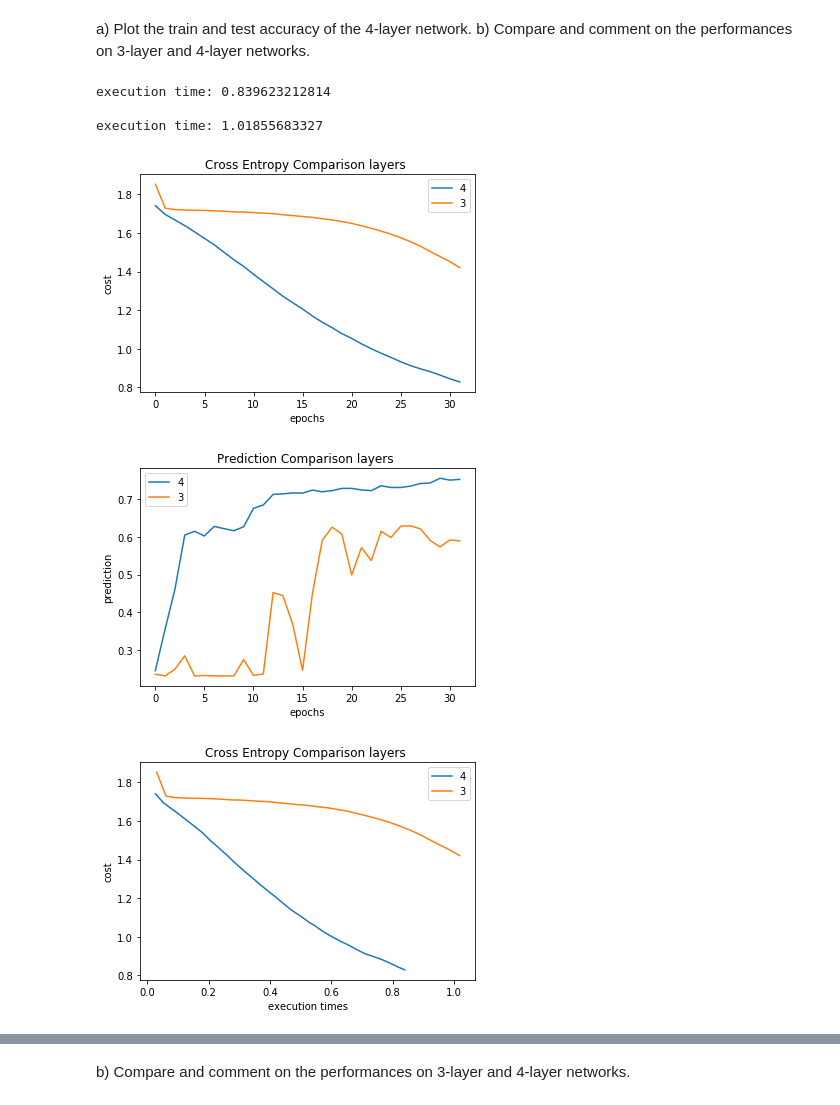
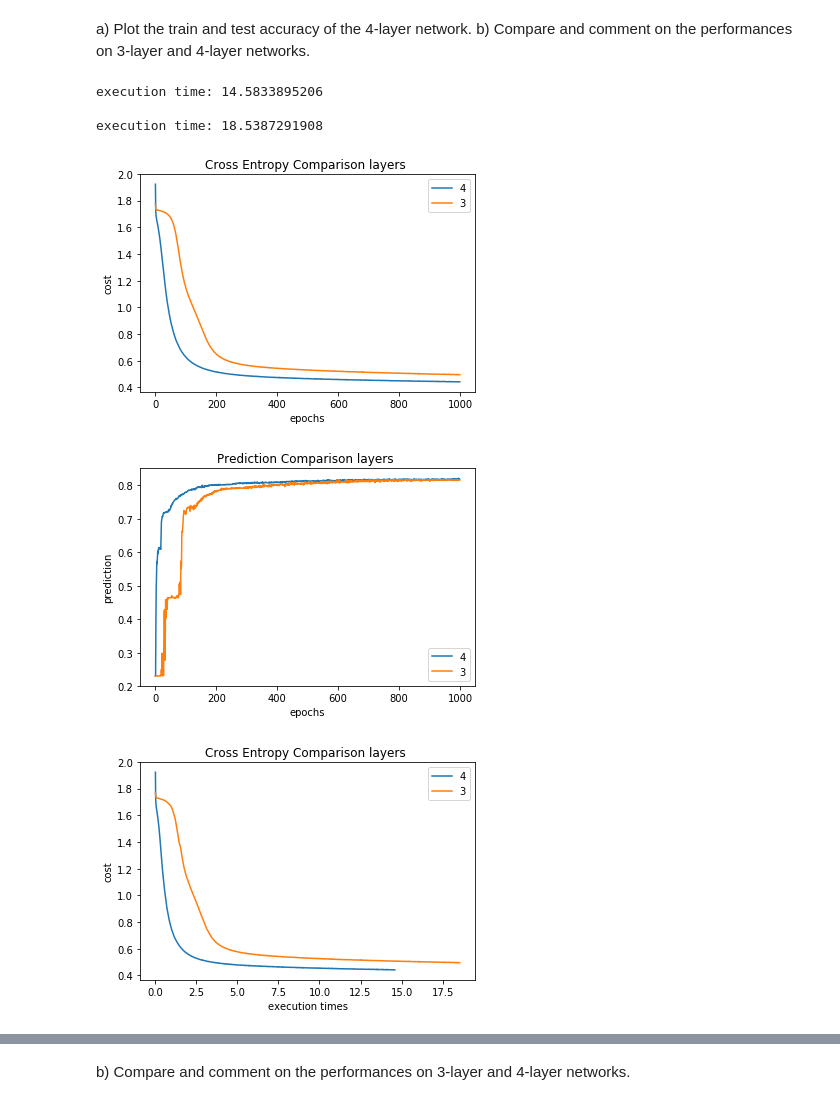
Before and after one commit to edwardsujono/assignment_neural_network, a Jupyter notebook: Classification Problem.ipynb, the cells around one changed output, grey strips where cells are left out. Cells and saved outputs as stored; diff of their text form; code cells hidden in the pictures.

```diff
--- a/Classification Problem.ipynb
+++ b/Classification Problem.ipynb
@@ -270,14 +270,19 @@ def get_execution_time(func, *args):
 # %% [markdown]
 Start training the simple multi layer softmax neural network
 # %%
+data_visualization = DataVisualization()
 data_collector = DataCollector()
+
 train_x, train_y = data_collector.get_train_data()
 test_x, test_y = data_collector.get_test_data()
 
 batch_size = 32
 epochs = 1000
+decay = 1e-6
+list_neurons = [10]
 
-softmax_nn = SoftmaxNeuralNetwork(train_x=train_x.as_matrix(), train_y=train_y, list_of_neuron_on_hidden_layer=[10])
+softmax_nn = SoftmaxNeuralNetwork(train_x=train_x.as_matrix(), train_y=train_y,
+                                  list_of_neuron_on_hidden_layer=list_neurons, decay=decay)
 softmax_nn.start_train(batch_size=batch_size, test_x=test_x, test_y=test_y, epochs=epochs)
 
 
@@ -290,7 +295,6 @@ data_visualization.show_plot(
     list_x_point=range(epochs), list_y_point=prediction_test,
     x_label="epochs", y_label="cost",
     title="test accuracy with multi layer neurons",
-    figure_name="./image/classification/1/multilayer_neurons.png",
-    labels=[]
+    figure_name="./image/classification/1/multilayer_neurons.png"
 )
 # %% [output]
@@ -667,8 +671,9 @@ b) Compare and comment on the performances on 3-layer and 4-layer networks.
 # %%
 data_visualization = DataVisualizationWithLabels()
 
-number_data=32
-epochs=
+batch_size=32
+epochs=1000
+decay = 1e-6
 
 costs = []
 predictions = []
@@ -681,8 +686,10 @@ list_neurons_on_each_hidden_layer = [[10], [10, 10]]
 for list_neurons in list_neurons_on_each_hidden_layer:
 
     softmax_nn = SoftmaxNeuralNetwork(train_x=train_x.as_matrix(), train_y=train_y,
-                                      list_of_neuron_on_hidden_layer=list_neurons, verbose=False)
-    softmax_nn.start_train(batch_size=number_data, test_x=test_x, test_y=test_y, epochs=epochs)
+                                      list_of_neuron_on_hidden_layer=list_neurons, verbose=False,
+                                      decay=decay
+                                     )
+    softmax_nn.start_train(batch_size=batch_size, test_x=test_x, test_y=test_y, epochs=epochs)
 
     cost_train, prediction_train, exec_time, list_exec_time = softmax_nn.get_train_result()
     prediction_test = softmax_nn.get_test_result()
@@ -703,35 +710,35 @@ for cnt in range(len(list_layer)):
 data_visualization.show_plot(
     list_x_point=list_x_point, list_y_point=costs,
     x_label="epochs", y_label="cost", title="Cross Entropy Comparison layers ",
     figure_name="./image/classification/5/4_3_layer_cross_entropy.png",
     labels=list_layer
 )
 
 data_visualization.show_plot(
     list_x_point=list_x_point, list_y_point=predictions,
     x_label="epochs", y_label="prediction", title="Prediction Comparison layers ",
     figure_name="./image/classification/5/4_3_layer_prediction.png",
     labels=list_layer
 )
 
 
 data_visualization.show_plot(
     list_x_point=list_exec_times, list_y_point=costs,
     x_label="execution times", y_label="cost", title="Cross Entropy Comparison layers ",
     figure_name="./image/classification/5/4_3_layer_cross_entropy_exec_time.png",
     labels=list_layer
 )
 
 data_visualization.show_plot(
     list_x_point=list_exec_times, list_y_point=predictions,
     x_label="execution times", y_label="prediction", title="Prediction Comparison layers ",
     figure_name="./image/classification/5/4_3_layer_prediction_exec_time.png",
     labels=list_layer
 )
 # %% [output]
-execution time: 0.839623212814
+execution time: 14.5833895206
 
-execution time: 1.01855683327
+execution time: 18.5387291908
-[figure, old version]
+[figure, new version]
-[figure, old version]
+[figure, new version]
-[figure, old version]
+[figure, new version]
```
Also changed, not shown: parts of 3 cells of this notebook.
